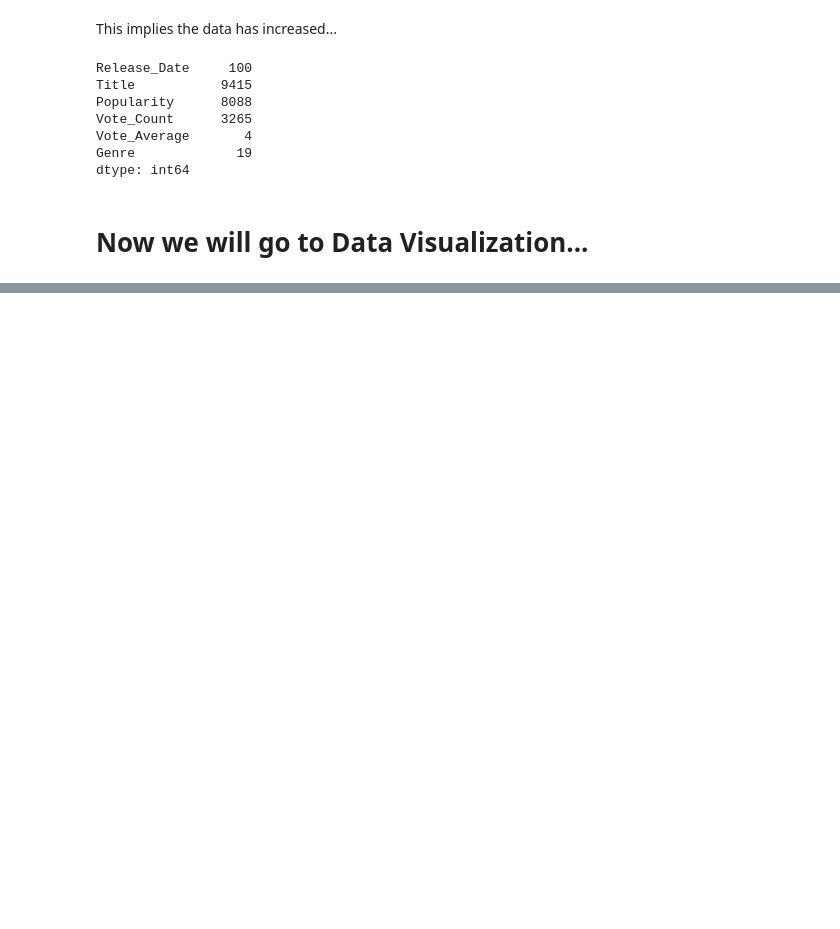
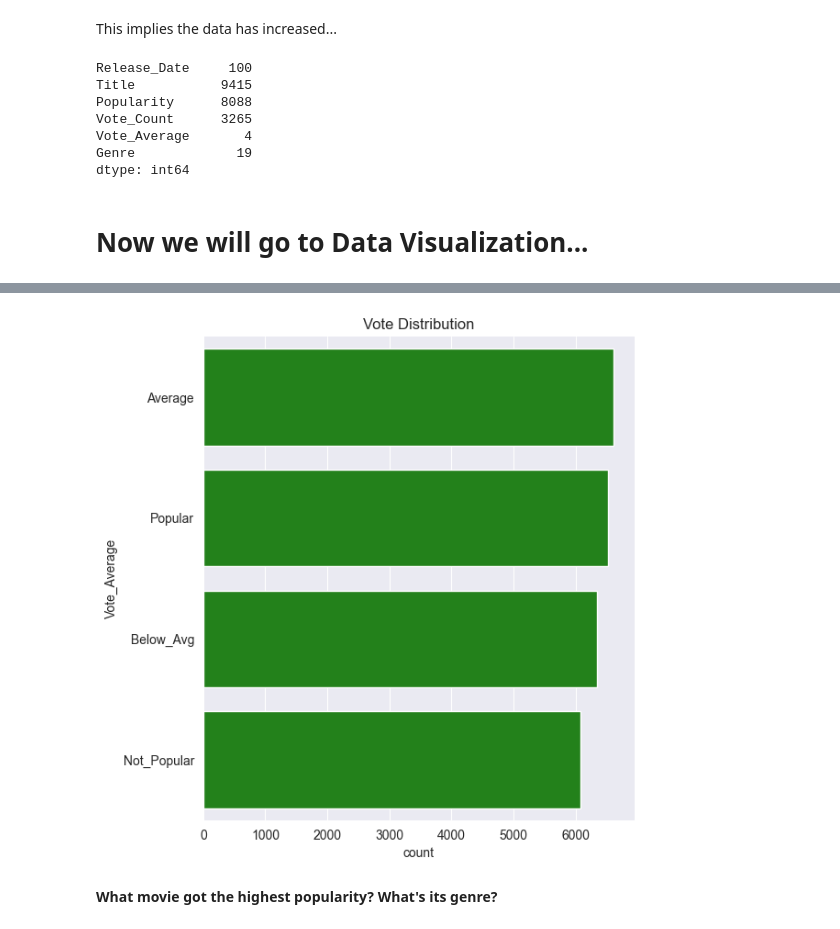
Before and after one commit to sudo-ashu/NetflixMovieAnalysis, a Jupyter notebook: NetflixMovieAnalysis.ipynb, the cells around one changed output, grey strips where cells are left out. Cells and saved outputs as stored; diff of their text form; code cells hidden in the pictures; blank space fills up the shorter version.

```diff
--- a/NetflixMovieAnalysis.ipynb
+++ b/NetflixMovieAnalysis.ipynb
@@ -212,0 +247,8 @@ dtype: int64
+# %%
+sns.catplot( y='Vote_Average', data=df, kind='count', height=6, aspect=1, order=df['Vote_Average'].value_counts().index, color='#14920a')
+plt.title('Vote Distribution')
+plt.show()
+# %% [output]
+[figure, added]
+# %% [markdown]
+**What movie got the highest popularity? What's its genre?**
```
Also changed, not shown: parts of 19 cells of this notebook.
